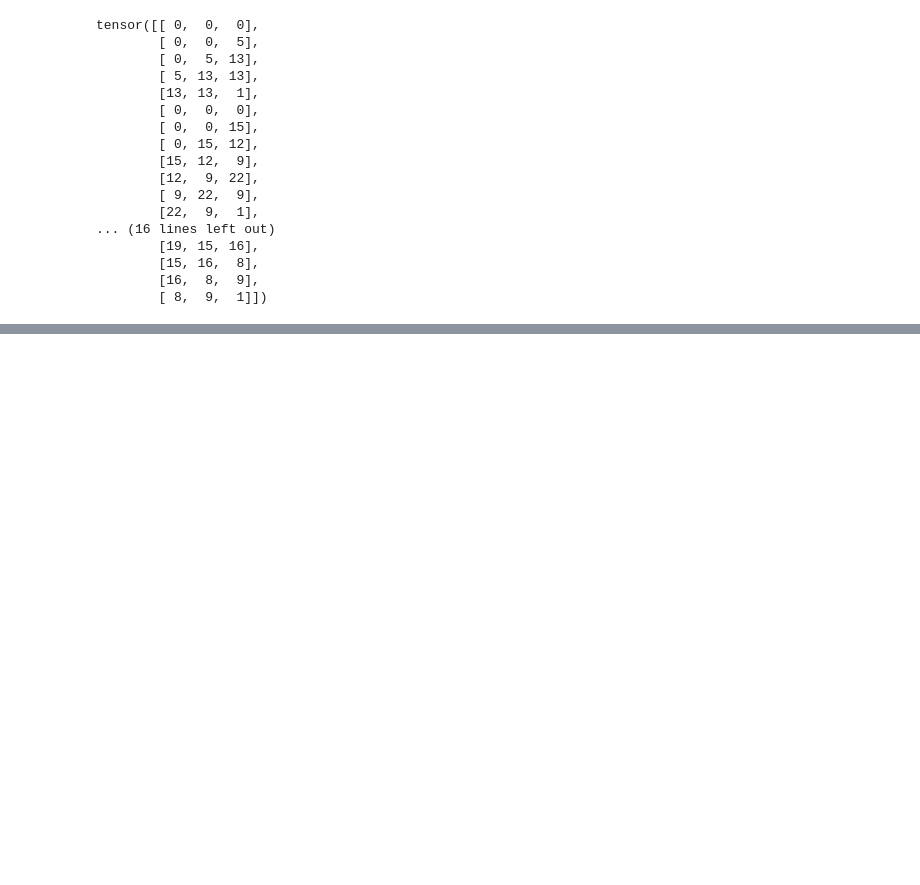
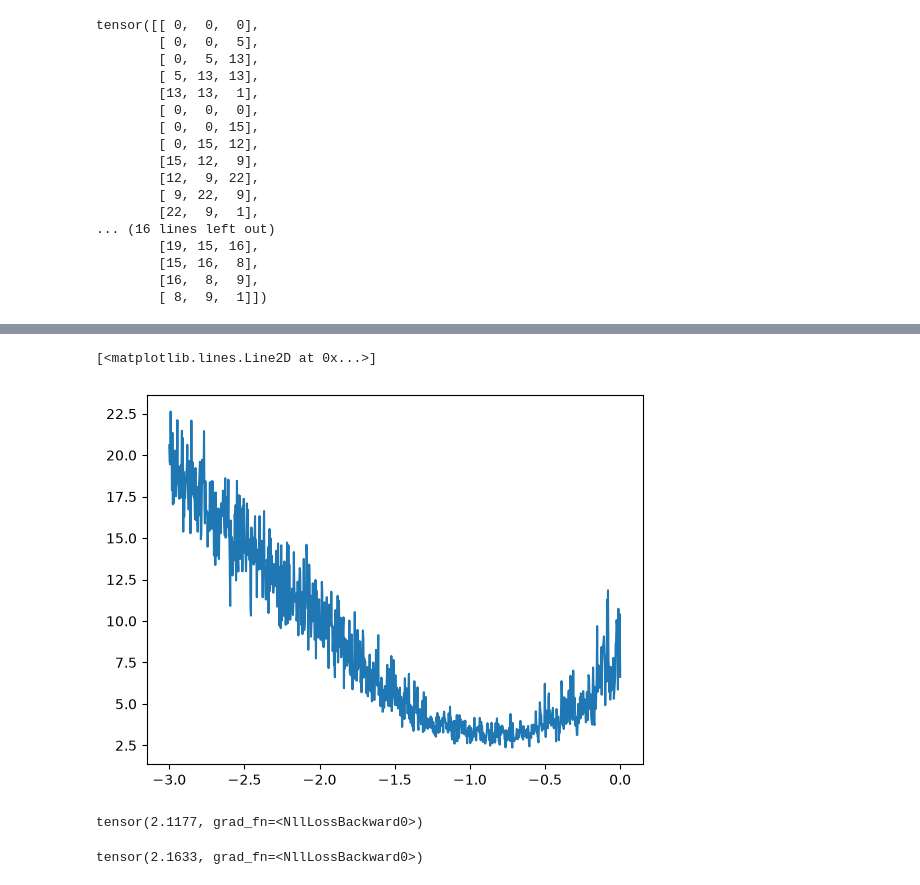
Before and after one commit to BhavyaJain1212/makemore, a Jupyter notebook: build_makemore_3.ipynb, the cells around one changed output, grey strips where cells are left out. Drawn from its saved outputs; the diff is of its cells as text; code cells hidden in the pictures; blank space fills up the shorter version.

```diff
--- a/build_makemore_3.ipynb
+++ b/build_makemore_3.ipynb
@@ -81,0 +448,27 @@ tensor([[ 0,  0,  0],
+# %%
+import matplotlib.pyplot as plt
+
+plt.plot(lri, lossi)
+# %% [output]
+[<matplotlib.lines.Line2D at 0x...>]
+[figure, added]
+# %%
+# train set evaluation
+# forward pass
+emb = C[Xtr]
+h = torch.tanh(emb.view(-1, 30) @ W1 + b1) # torch infers on its own if we use -1
+logits = h @ W2 + b2
+loss = F.cross_entropy(logits, Ytr)
+loss
+# %% [output]
+tensor(2.1177, grad_fn=<NllLossBackward0>)
+# %%
+# val set evaluation
+# forward pass
+emb = C[Xdev]
+h = torch.tanh(emb.view(-1, 30) @ W1 + b1) # torch infers on its own if we use -1
+logits = h @ W2 + b2
+loss = F.cross_entropy(logits, Ydev)
+loss
+# %% [output]
+tensor(2.1633, grad_fn=<NllLossBackward0>)
```
Also changed, not shown: parts of 40 cells of this notebook, 1 other file.
